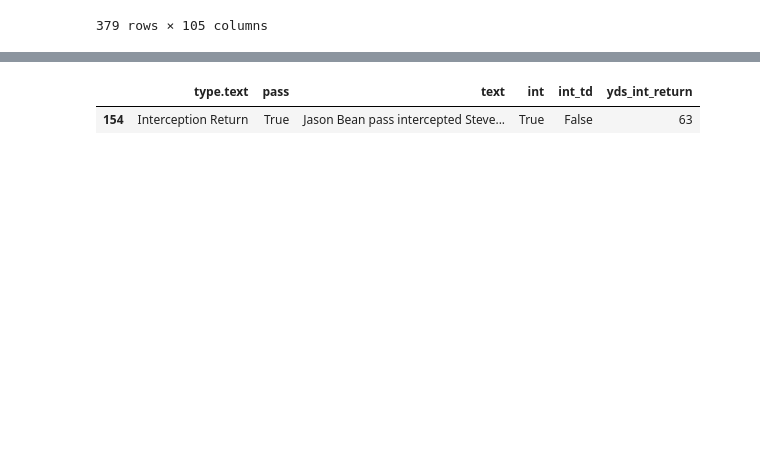
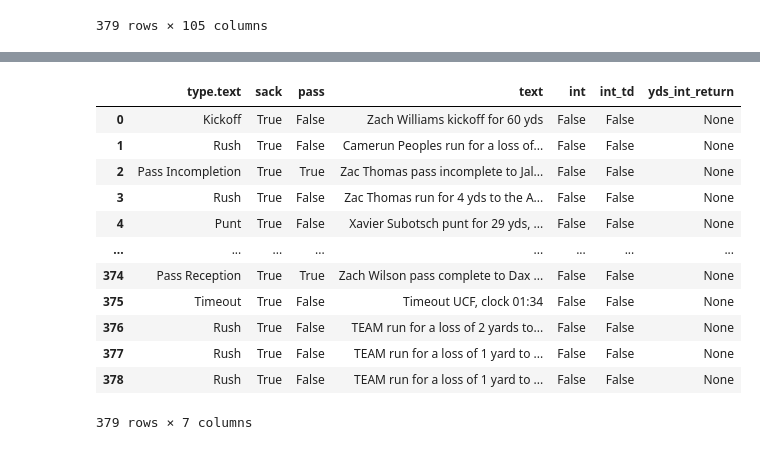
Before and after one commit to saiemgilani/espn-plays, a Jupyter notebook: notebook.ipynb, the cells around one changed output, grey strips where cells are left out. Drawn from its saved outputs; the diff is of its cells as text; code cells hidden in the pictures; blank space fills up the shorter version.

```diff
--- a/notebook.ipynb
+++ b/notebook.ipynb
@@ -669,18 +687,29 @@ plays_json.head()
 # %%
-test = plays_json[plays_json.int == True][["type.text","pass","text", "int" ,"int_td","yds_int_return"]]
+test = plays_json[plays_json.sack == True][["type.text","sack","pass","text", "int" ,"int_td","yds_int_return"]]
 
 # test['yds_int_return'] = np.select([
 
 #     (test["pass"] == True) & (test["int"] == True) & test.text.str.contains(r"return for", case=False),
 # ],[
 #     test.text.str.extract(r"((?<= return for)[^,]+)", flags=re.IGNORECASE)[0].str.extract(r"(\d+)")[0].astype(float),
 # ], default = None)
 
 # test["yds_int_return"] = test.text.str.extract(r"((?<= return for)[^,]+)", flags=re.IGNORECASE)[0].str.extract(r"(\d+)")[0].astype(float)
 test
 # %% [output]
-|  | type.text | pass | text | int | int_td | yds_int_return |
-| 154 | Interception Return | True | Jason Bean pass intercepted Steve... | True | False | 63 |
+|  | type.text | sack | pass | text | int | int_td | yds_int_return |
+| 0 | Kickoff | True | False | Zach Williams kickoff for 60 yds | False | False | None |
+| 1 | Rush | True | False | Camerun Peoples run for a loss of... | False | False | None |
+| 2 | Pass Incompletion | True | True | Zac Thomas pass incomplete to Jal... | False | False | None |
+| 3 | Rush | True | False | Zac Thomas run for 4 yds to the A... | False | False | None |
+| 4 | Punt | True | False | Xavier Subotsch punt for 29 yds, ... | False | False | None |
+| ... | ... | ... | ... | ... | ... | ... | ... |
+| 374 | Pass Reception | True | True | Zach Wilson pass complete to Dax ... | False | False | None |
+| 375 | Timeout | True | False | Timeout UCF, clock 01:34 | False | False | None |
+| 376 | Rush | True | False | TEAM run for a loss of 2 yards to... | False | False | None |
+| 377 | Rush | True | False | TEAM run for a loss of 1 yard to ... | False | False | None |
+| 378 | Rush | True | False | TEAM run for a loss of 1 yard to ... | False | False | None |
+379 rows × 7 columns
 # %%
 # plays_json["td_play"] = plays_json.text.str.contains(r"touchdown|for a TD", case=False, flags=0, na=False, regex=True)
 # plays_json[plays_json.td_play == True]
```
Also changed, not shown: parts of 2 cells of this notebook.
